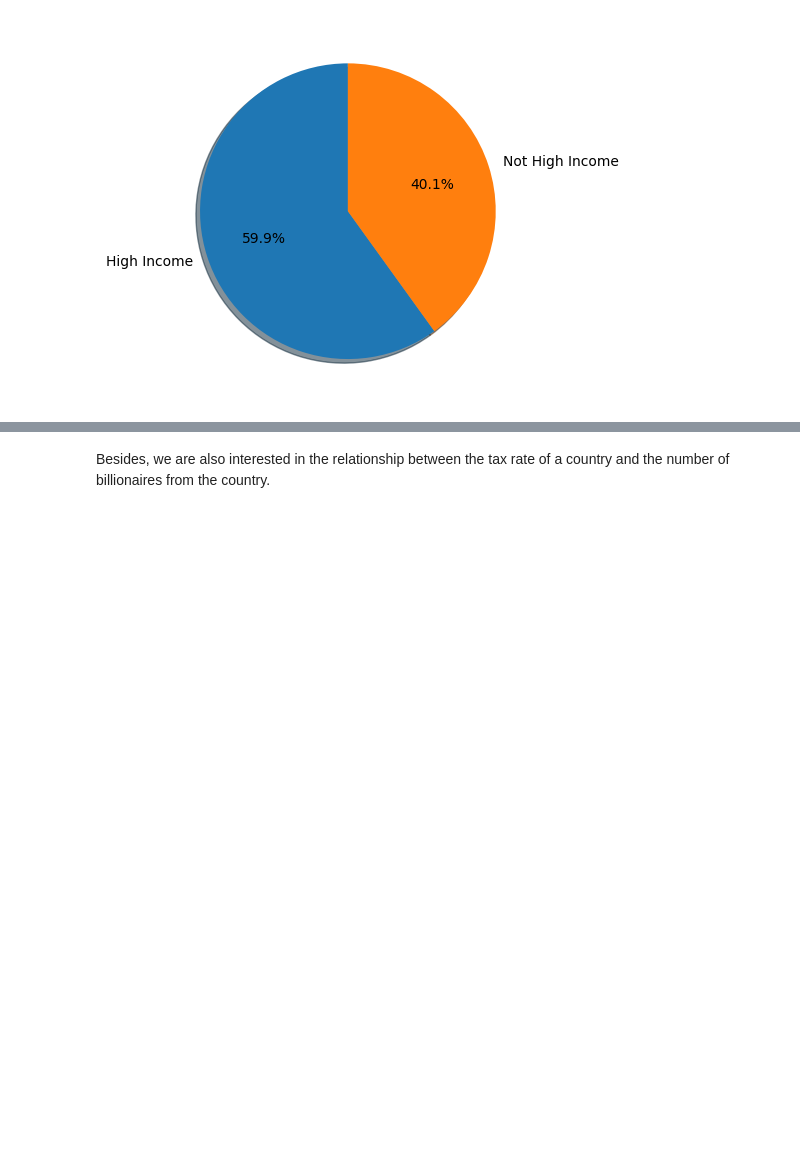
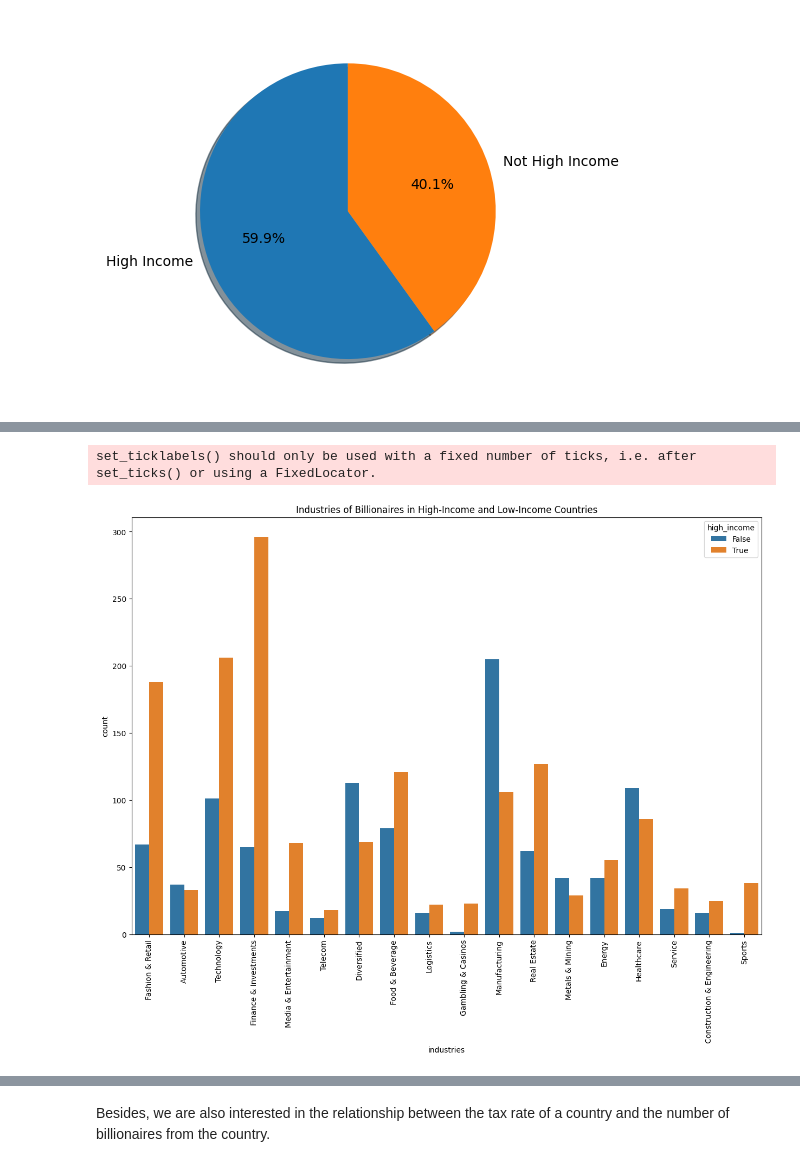
Before and after one commit to jteh188/Billionaires-Statistics-Data-Analysis, a Jupyter notebook: EDACheckpoint_Group026_WI24.ipynb, the cells around one changed output, grey strips where cells are left out. Drawn from its saved outputs; the diff is of its cells as text; code cells hidden in the pictures; blank space fills up the shorter version.

```diff
--- a/EDACheckpoint_Group026_WI24.ipynb
+++ b/EDACheckpoint_Group026_WI24.ipynb
@@ -360,0 +414,9 @@ plt.show()
+# %%
+# Plot industy counts with respect to high and low-income countries
+fig1, ax1 = plt.subplots(figsize=(15, 10))
+p1 = sns.countplot(data = billionaires_dropped, x = "industries", hue = "high_income", ax = ax1)
+p1.set_title('Industries of Billionaires in High-Income and Low-Income Countries')
+p1 = p1.set_xticklabels(p1.get_xticklabels(),rotation = 90)
+# %% [output]
+set_ticklabels() should only be used with a fixed number of ticks, i.e. after set_ticks() or using a FixedLocator.
+[figure, added]
```
Also changed, not shown: parts of 24 cells of this notebook.
